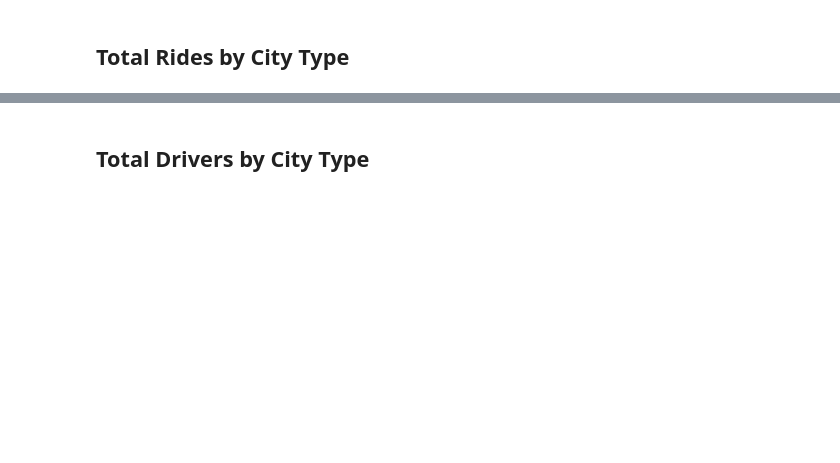
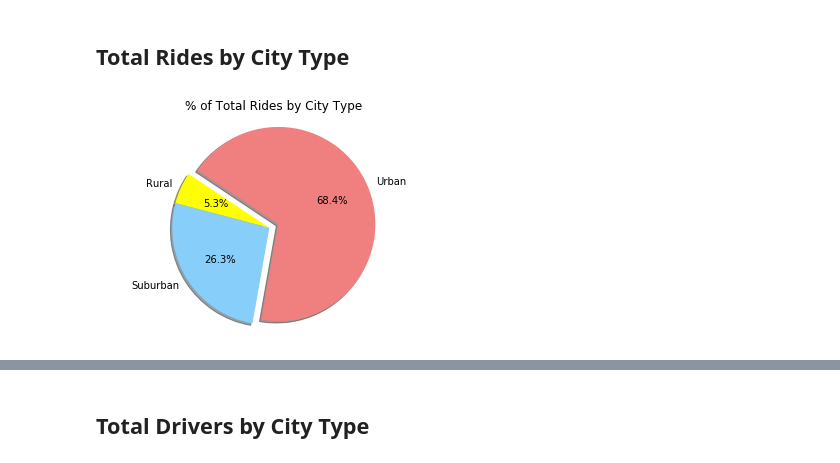
Before and after one commit to mrudolph1229/Matplotlib-Homework, a Jupyter notebook: Matplotlib-Homework.ipynb, the cells around one changed output, grey strips where cells are left out. Cells and saved outputs as stored; diff of their text form; code cells hidden in the pictures; blank space fills up the shorter version.

```diff
--- a/Matplotlib-Homework.ipynb
+++ b/Matplotlib-Homework.ipynb
@@ -112,3 +99,21 @@ plt.show()
+# %%
+# Calculate Ride Percents
+urb_rides = combined[combined["type"]=="Urban"]["fare"].count()
+sub_rides = combined[combined["type"]=="Suburban"]["fare"].count()
+rur_rides = combined[combined["type"]=="Rural"]["fare"].count()
+# Build Pie Chart
+labels = ["Urban", "Rural", "Suburban"]
+values = [urb_rides, rur_rides, sub_rides]
+colors = ["lightcoral", "yellow", "lightskyblue"]
+explode = (0.1,0,0)
+plt.pie(values, explode=explode, labels=labels, colors=colors,
+        autopct="%1.1f%%", shadow=True, startangle=-100)
+plt.axis("equal")
+plt.title("% of Total Rides by City Type")
+# Save Figure
+plt.savefig("Total Rides Pie.png")
+# %% [output]
+[figure, added]
 # %%
 # Show Figure
 plt.show()
```
Also changed, not shown: parts of 9 cells of this notebook, 5 other files.
